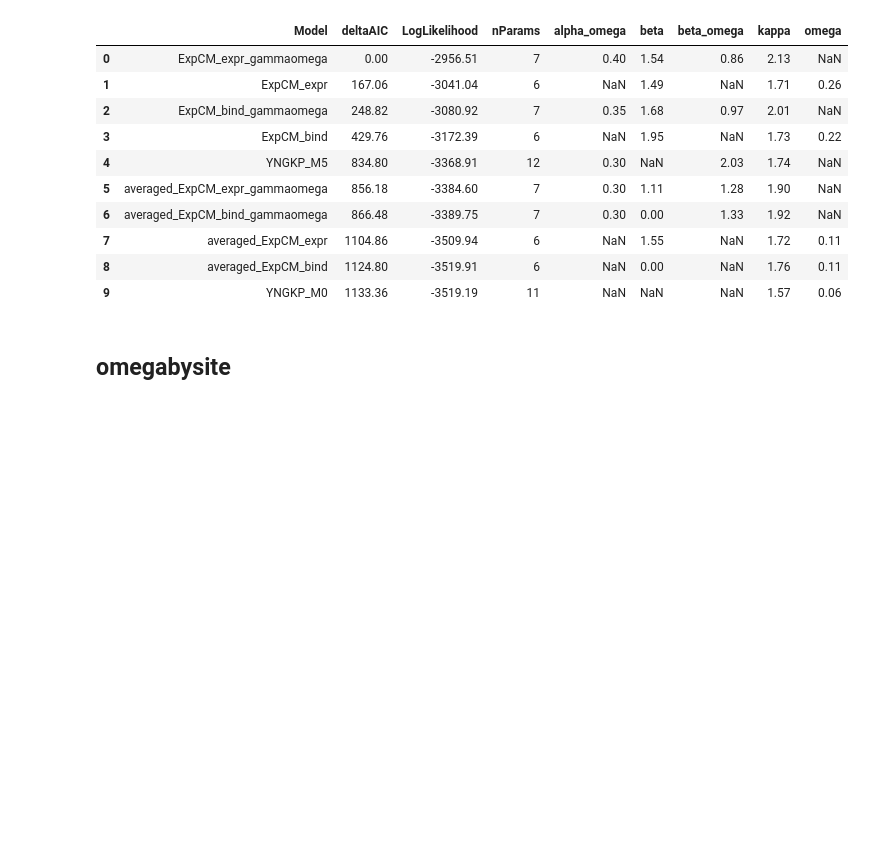
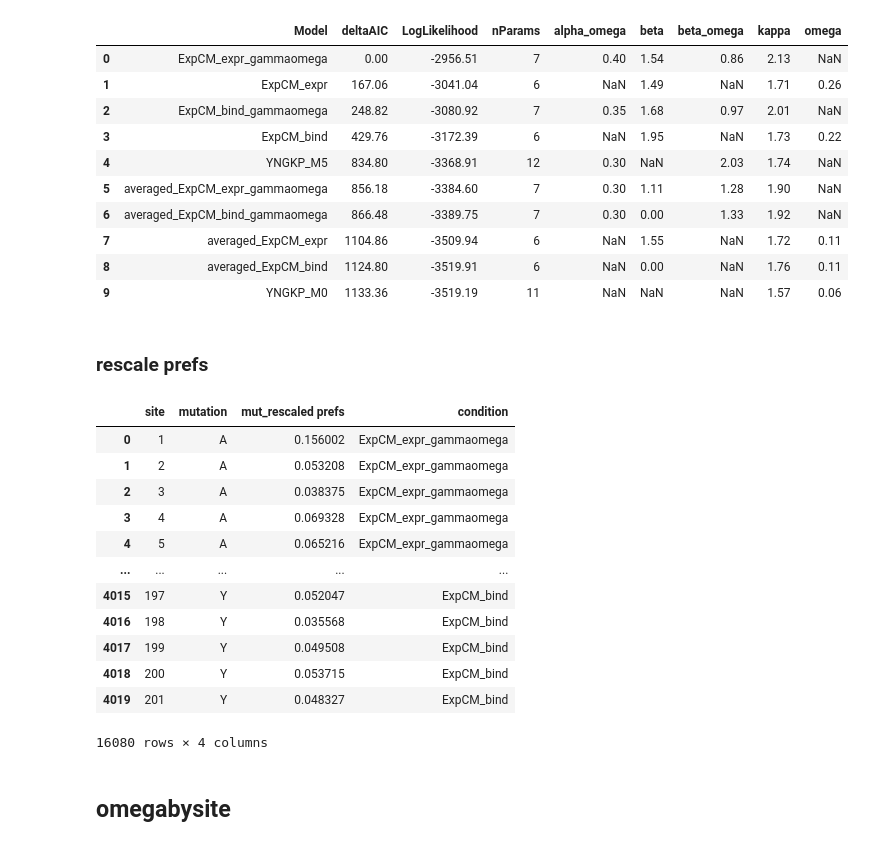
Before and after one commit to jbloomlab/SARS-CoV-phydms, a Jupyter notebook: phydms.ipynb, the cells around one changed output. Drawn from its saved outputs; the diff is of its cells as text; code cells hidden in the pictures; blank space fills up the shorter version.

```diff
--- a/phydms.ipynb
+++ b/phydms.ipynb
@@ -113,5 +123,7 @@ expression = 3.173
 # %%
+prefs = {}
 for condition in conditions:
     temp = df.pivot(index='site', columns='mutant', values=f'prob_{condition}')
     assert numpy.allclose(temp.sum(axis=1), 1, atol=0.005)
+    prefs[condition] = temp
     temp.reset_index().to_csv(f'results/{condition}.csv', index=False)
@@ -167,6 +161,36 @@ df
 | 7 | averaged_ExpCM_expr | 1104.86 | -3509.94 | 6 | NaN | 1.55 | NaN | 1.72 | 0.11 |
 | 8 | averaged_ExpCM_bind | 1124.80 | -3519.91 | 6 | NaN | 0.00 | NaN | 1.76 | 0.11 |
 | 9 | YNGKP_M0 | 1133.36 | -3519.19 | 11 | NaN | NaN | NaN | 1.57 | 0.06 |
+# %% [markdown]
+### rescale prefs
+# %%
+rescaled_prefs = []
+for model in expcm_models:
+    condition = model.split("_")[1]
+    beta = df[df.Model == model]['beta'].iloc[0]
+    temp = prefs[condition] ** beta
+    temp = temp.div(temp.sum(axis=1), axis=0)
+    assert numpy.allclose(temp.sum(axis=1), 1, atol=0.005)
+    temp = temp.reset_index()
+    temp = pd.melt(temp, id_vars='site', var_name='mutation', value_name='mut_rescaled prefs')
+    temp['condition'] = model
+    rescaled_prefs.append(temp)
+rescaled_prefs = pd.concat(rescaled_prefs)
+rescaled_prefs
+# %% [output]
+|  | site | mutation | mut_rescaled prefs | condition |
+| 0 | 1 | A | 0.156002 | ExpCM_expr_gammaomega |
+| 1 | 2 | A | 0.053208 | ExpCM_expr_gammaomega |
+| 2 | 3 | A | 0.038375 | ExpCM_expr_gammaomega |
+| 3 | 4 | A | 0.069328 | ExpCM_expr_gammaomega |
+| 4 | 5 | A | 0.065216 | ExpCM_expr_gammaomega |
+| ... | ... | ... | ... | ... |
+| 4015 | 197 | Y | 0.052047 | ExpCM_bind |
+| 4016 | 198 | Y | 0.035568 | ExpCM_bind |
+| 4017 | 199 | Y | 0.049508 | ExpCM_bind |
+| 4018 | 200 | Y | 0.053715 | ExpCM_bind |
+| 4019 | 201 | Y | 0.048327 | ExpCM_bind |
+16080 rows × 4 columns
 # %% [markdown]
 ## omegabysite
 # %%
```
Also changed, not shown: parts of 9 cells of this notebook, 1 other file.
